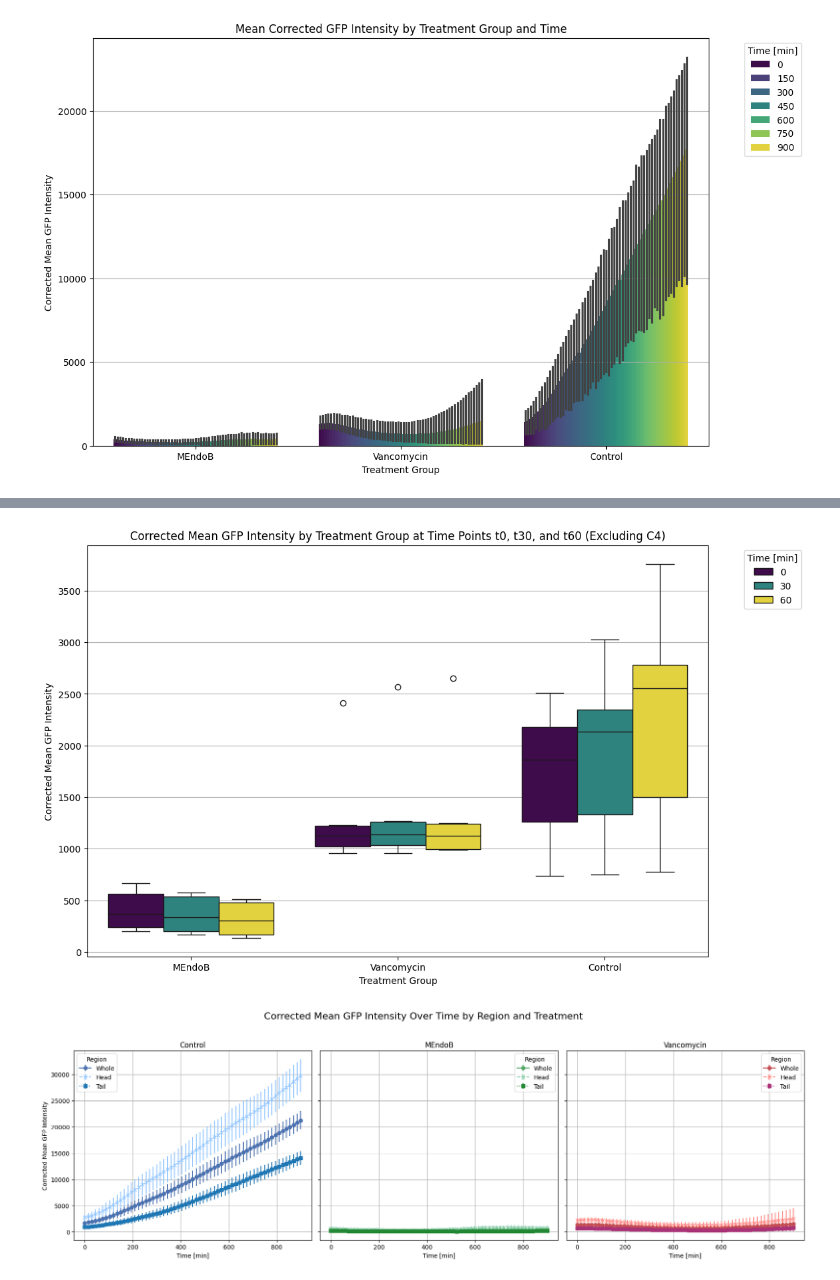
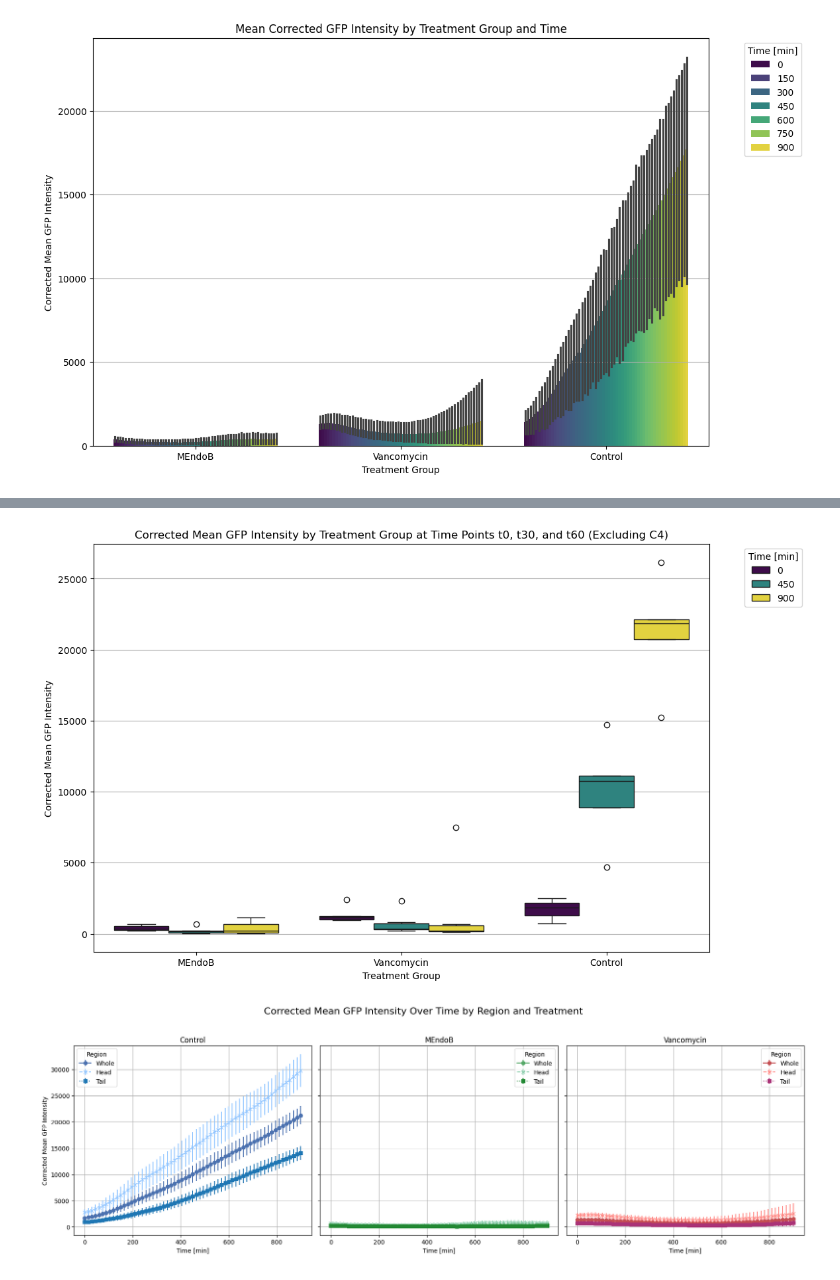
Before and after one commit to aeblik/MolecularIMaging, a Jupyter notebook: evaluation.ipynb, the cells around one changed output, grey strips where cells are left out. Drawn from its saved outputs; the diff is of its cells as text; code cells hidden in the pictures.

```diff
--- a/evaluation.ipynb
+++ b/evaluation.ipynb
@@ -288,15 +288,15 @@ plt.show()
 # %%
 # Create boxplot for corrected mean GFP intensity by treatment group for time points t0, t30 and t60 but exclude identifier that starts with C4
 plt.figure(figsize=(12, 8))
-sns.boxplot(data=df[(df['Time'].isin([0, 30, 60])) & (~df['Identifier'].str.startswith('C4'))], x='Treatment', y='Corrected_Mean_GFP_Intensity', hue='Time', palette='viridis')
+sns.boxplot(data=df[(df['Time'].isin([0, 450, 900])) & (~df['Identifier'].str.startswith('C4'))], x='Treatment', y='Corrected_Mean_GFP_Intensity', hue='Time', palette='viridis')
 plt.xlabel("Treatment Group")
 plt.ylabel("Corrected Mean GFP Intensity")
 plt.title("Corrected Mean GFP Intensity by Treatment Group at Time Points t0, t30, and t60 (Excluding C4)")
 plt.grid(axis='y')
 plt.legend(title="Time [min]", bbox_to_anchor=(1.05, 1), loc='upper left')
 plt.show()
 # %% [output]
-[figure, old version]
+[figure, new version]
 # %%
 # Exclude identifier that starts with C4
 filtered_df = df[~df['Identifier'].str.startswith('C4')]
```
Also changed, not shown: parts of 1 cell of this notebook, 2 other files.
